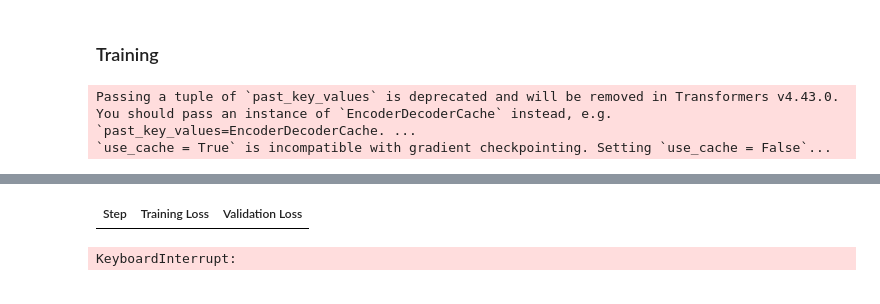
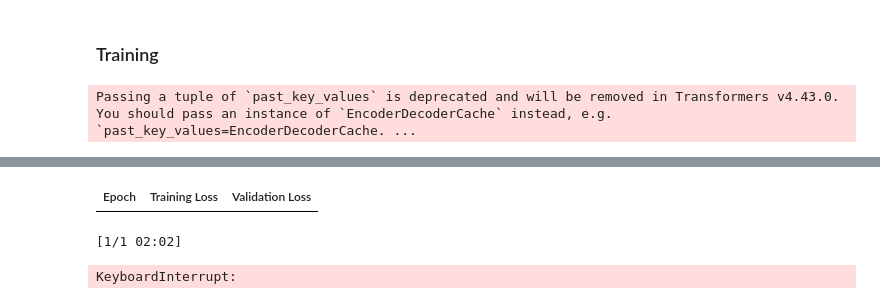
Before and after one commit to Hotarouuu/whisper-math, a Jupyter notebook: research-notebook.ipynb, the cells around one changed output, grey strips where cells are left out. Drawn from its saved outputs; the diff is of its cells as text; code cells hidden in the pictures.

```diff
--- a/research-notebook.ipynb
+++ b/research-notebook.ipynb
@@ -46,7 +46,7 @@ def get_audio_file_paths(base_path_str: str) -> dict:
 
     return audio_paths
 # %%
-data_path = r"C:\Users\lucar-work\Documents\GitHub\whisper-math\data"
+data_path = r"/workspace/whisper-math/data"
 todos_os_arquivos = get_audio_file_paths(data_path)
 # %%
 text_a_english = "zero five twelve ninety-nine one hundred and five 2 plus 7 18 minus 4 6 times 3 20 divided by 5 ten plus thirty minus eight negative fifteen plus nine three to the power of two square root of sixteen clear equals repeat"
@@ -198,27 +200,35 @@ def compute_metrics(pred):
 # %% [markdown]
 ### Training
 # %%
+
 training_args = Seq2SeqTrainingArguments(
-    output_dir="./whisper-finetuned",  # change to a repo name of your choice
-    per_device_train_batch_size=2,
-    gradient_accumulation_steps=8,  # increase by 2x for every 2x decrease in batch size
-    learning_rate=5e-6,
-    warmup_steps=500,
-    max_steps=5000,
-    gradient_checkpointing=True,
+    output_dir="./whisper-small-finetuned",
+
+    per_device_train_batch_size=16,     # 32 GB de VRAM segura tranquilo
+    gradient_accumulation_steps=1,
+    learning_rate=2e-5,
+    num_train_epochs=10,                # 10 épocas é ótimo pra 15min de áudio
+    warmup_steps=30,
+
+    gradient_checkpointing=False,
+    bf16=True,
     fp16=False,
-    eval_strategy="steps",
-    per_device_eval_batch_size=2,
-    predict_with_generate=True,
-    generation_max_length=225,
-    save_steps=1000,
-    eval_steps=1000,
-    logging_steps=25,
+
+    evaluation_strategy="epoch",        # avalia no final de cada época
+    save_strategy="epoch",              # salva o melhor modelo por época
+    logging_strategy="steps",
+    logging_steps=10,
+
+    predict_with_generate=False,        # ativa só na avaliação final
+    generation_max_length=150,
+
+    dataloader_num_workers=4,
     load_best_model_at_end=True,
     metric_for_best_model="wer",
     greater_is_better=False,
     push_to_hub=False,
 )
+
 
 
 trainer = Seq2SeqTrainer(
@@ -234,4 +244,3 @@ trainer = Seq2SeqTrainer(
 trainer.train()
 # %% [output]
 Passing a tuple of `past_key_values` is deprecated and will be removed in Transformers v4.43.0. You should pass an instance of `EncoderDecoderCache` instead, e.g. `past_key_values=EncoderDecoderCache. ...
-`use_cache = True` is incompatible with gradient checkpointing. Setting `use_cache = False`...
@@ -239,2 +248,3 @@ Passing a tuple of `past_key_values` is deprecated and will be removed in Transf
-| Step | Training Loss | Validation Loss |
+| Epoch | Training Loss | Validation Loss |
-KeyboardInterrupt:
+[1/1 02:02]
+KeyboardInterrupt:
```
Also changed, not shown: parts of 2 cells of this notebook, 1 other file.
